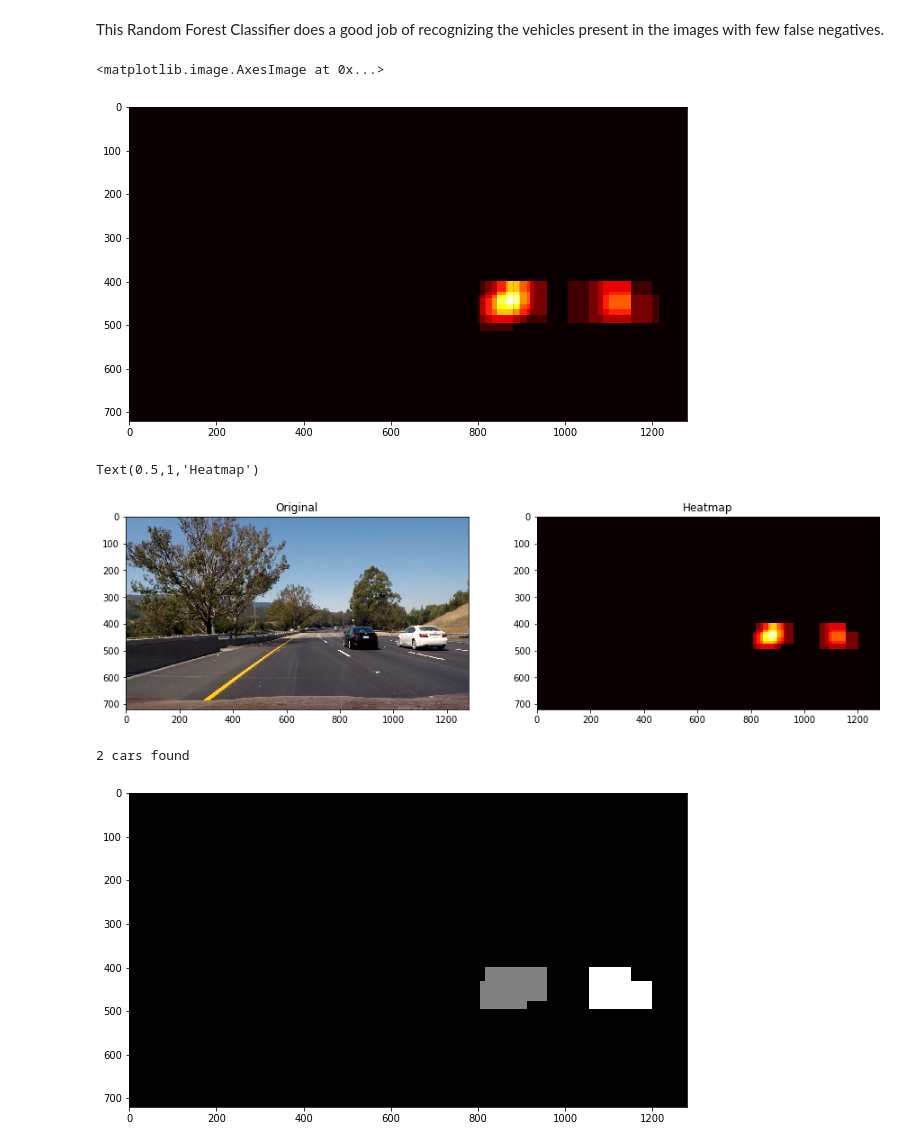
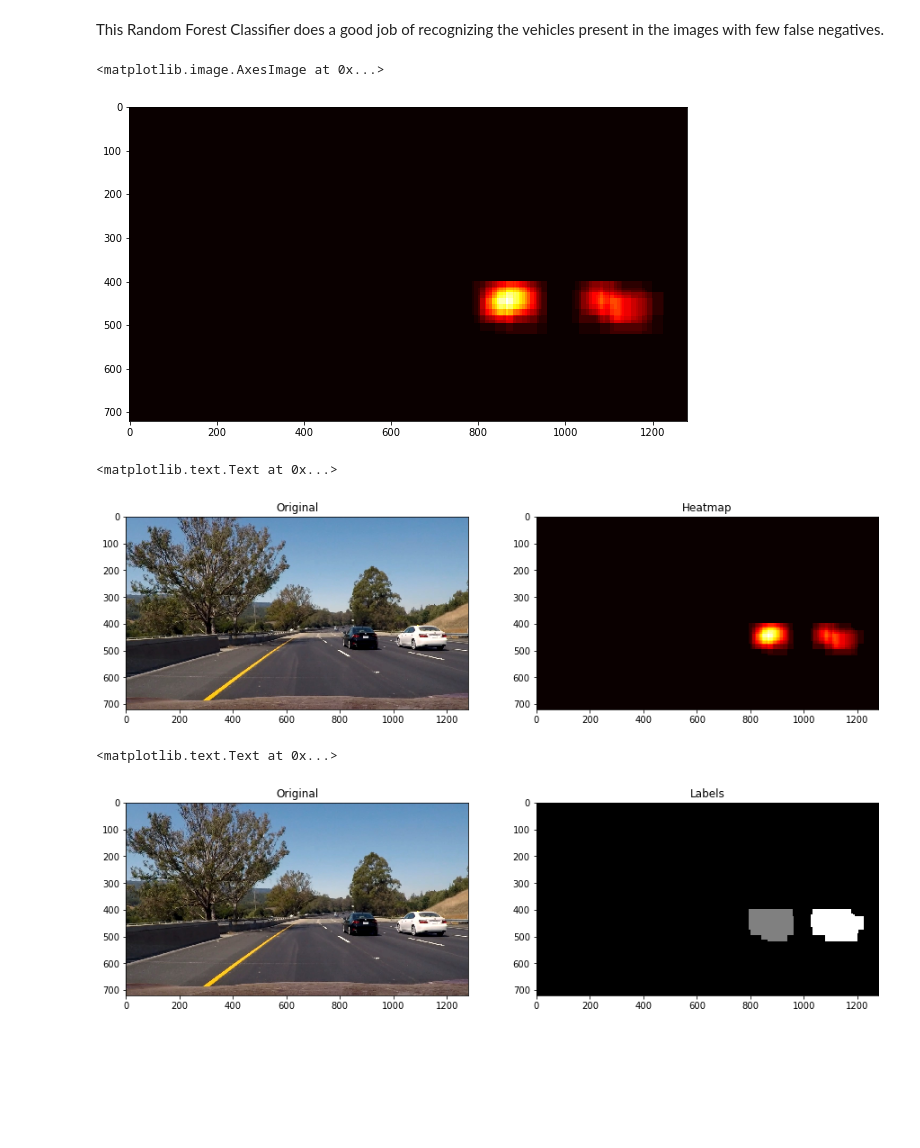
Before and after one commit to kmlee17/CarND-Vehicle-Detection, a Jupyter notebook: vehicle_detection.ipynb, the cells around one changed output. Cells and saved outputs as stored; diff of their text form; code cells hidden in the pictures; blank space fills up the shorter version.

```diff
--- a/vehicle_detection.ipynb
+++ b/vehicle_detection.ipynb
@@ -236,8 +237,8 @@ Text(0.5,1,'Non-Vehicle HOG')
 # %%
 # Tweak these parameters and see how the results change.
 color_space = 'YUV' # Can be RGB, HSV, LUV, HLS, YUV, YCrCb
-orient = 11  # HOG orientations
-pix_per_cell = 16 # HOG pixels per cell
+orient = 9  # HOG orientations
+pix_per_cell = 8 # HOG pixels per cell
 cell_per_block = 2 # HOG cells per block
 hog_channel = 'ALL' # Can be 0, 1, 2, or "ALL"
 spatial_size = (32, 32) # Spatial binning dimensions
@@ -282,7 +283,7 @@ y = np.hstack((np.ones(len(car_features)), np.zeros(len(notcar_features))))
 #     'pixels per cell and', cell_per_block,'cells per block')
 # print('Feature vector length:', len(X_train[0]))
 
-# Fit on all data
+# Fit on all data (will use grid search)
 X_scaler = StandardScaler().fit(X)
 X = X_scaler.transform(X)
 # %% [output]
@@ -290,13 +291,15 @@ X = X_scaler.transform(X)
+# %%
+# Shuffle full dataset for training
+X,y = shuffle(X,y)
 # %%
 # Use a linear SVC
-svc = LinearSVC(C=0.01)
+svc = LinearSVC(C=0.01, loss='squared_hinge')
 # Check the training time for the SVC
 t3 = time.time()
 svc.fit(X, y)
 t4 = time.time()
 print(round(t4-t3, 2), 'Seconds to train SVC')
 # Check the score of the SVC
-print('Test Accuracy of SVC = ', round(svc.score(X, y), 4))
-# Check the prediction time for a single sample
-t=time.time()
+# print('Test Accuracy of SVC = ', round(svc.score(X, y), 4))
+# # Check the prediction time for a single sample
 # %% [output]
@@ -318,11 +320,12 @@ Test Accuracy of SVC =  0.9999
 Test Accuracy of SVC =  0.9904
 # %%
 # Random Forest Test
-rf = RandomForestClassifier(min_samples_leaf=1, min_samples_split=7, n_estimators=100)
+#rf = RandomForestClassifier(min_samples_leaf=1, min_samples_split=7, n_estimators=100)
+rf = RandomForestClassifier(min_samples_leaf=1, min_samples_split=7, n_estimators=50)
 t5 = time.time()
 rf.fit(X, y)
 t6 = time.time()
 print(round(t6-t5, 2), 'Seconds to train RF')
 # Check the score of the SVC
-print('Test Accuracy of RF = ', round(rf.score(X, y), 4))
+# print('Test Accuracy of RF = ', round(rf.score(X, y), 4))
 # %% [output]
@@ -514,7 +534,7 @@ plt.figure(figsize=(10,10))
 plt.imshow(heatmap_img, cmap='hot')
 # %% [output]
 <matplotlib.image.AxesImage at 0x...>
-[figure, old version]
+[figure, new version]
 # %%
 heatmap_img = apply_threshold(heatmap_img, 1)
 fig, ax = plt.subplots(1, 2, figsize=(15,10))
@@ -524,16 +544,20 @@ ax[1].imshow(heatmap_img, cmap='hot')
 ax[1].set_title('Heatmap')
 #plt.imshow(heatmap_img, cmap='hot')
 # %% [output]
-Text(0.5,1,'Heatmap')
+<matplotlib.text.Text at 0x...>
-[figure, old version]
+[figure, new version]
 # %%
 labels = label(heatmap_img)
-plt.figure(figsize=(10,10))
-plt.imshow(labels[0], cmap='gray')
-print(labels[1], 'cars found')
+fig, ax = plt.subplots(1, 2, figsize=(15,10))
+ax[0].imshow(test_images[5])
+ax[0].set_title('Original')
+ax[1].imshow(labels[0], cmap='gray')
+ax[1].set_title('Labels')
+#plt.figure(figsize=(10,10))
+#plt.imshow(labels[0], cmap='gray')
 # %% [output]
-2 cars found
+<matplotlib.text.Text at 0x...>
-[figure, old version]
+[figure, new version]
 # %%
 draw_img, rect = draw_labeled_bboxes(np.copy(test_images[5]), labels)
 # Display the image
```
Also changed, not shown: parts of 14 cells of this notebook, 8 other files.
